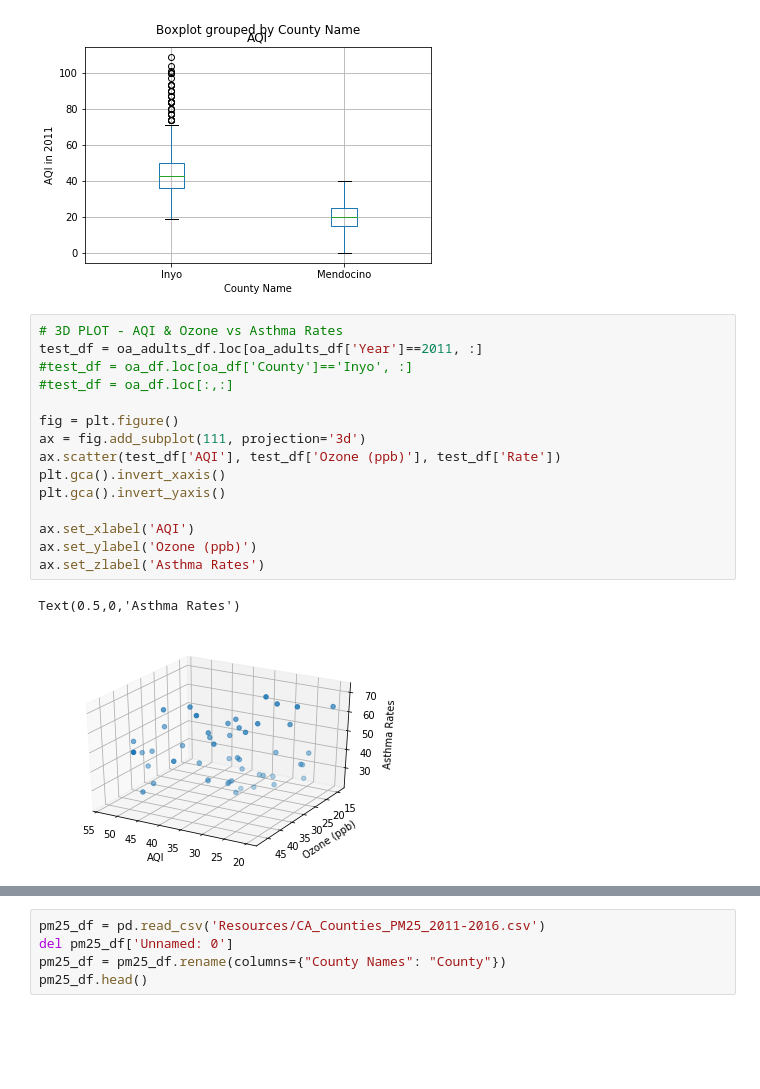
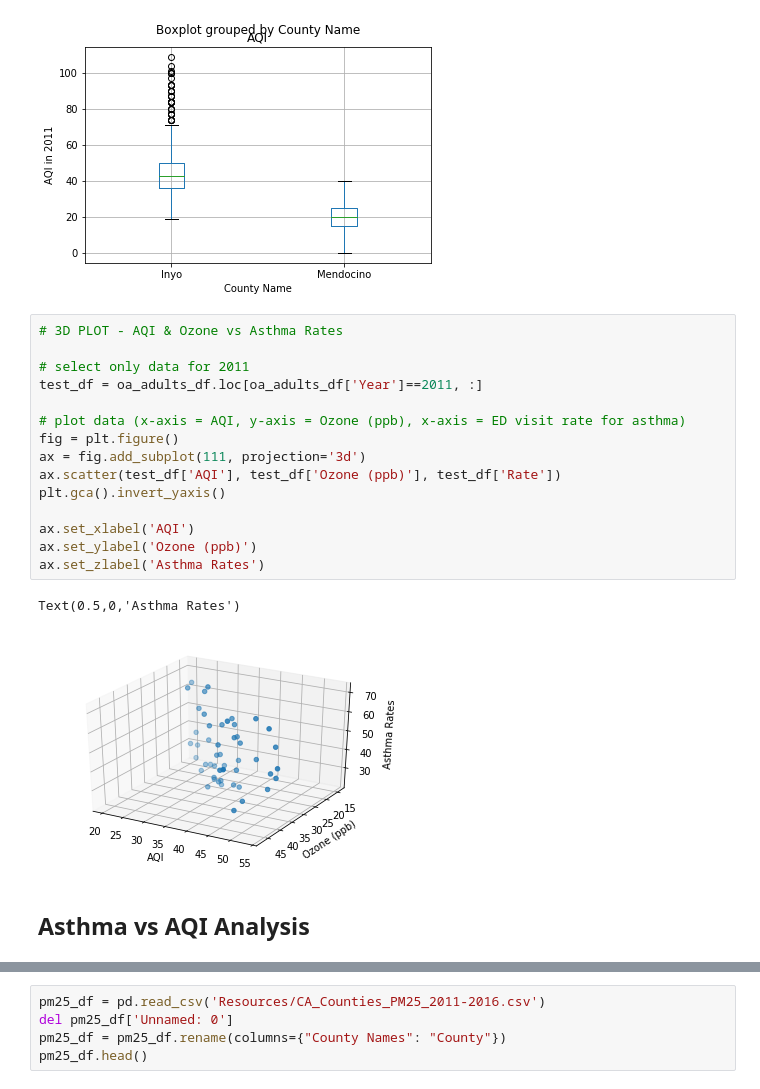
Before and after one commit to shaheen19/Climate-myth, a Jupyter notebook: asthma.ipynb, the cells around one changed output, grey strips where cells are left out. Saved outputs shown, nothing was run; the diff lists cells and outputs as text; blank space fills up the shorter version.

```diff
--- a/asthma.ipynb
+++ b/asthma.ipynb
@@ -501,19 +524,21 @@ F_onewayResult(statistic=815.9075749708891, pvalue=1.0248009677206157e-120)
 [figure]
 # %%
 # 3D PLOT - AQI & Ozone vs Asthma Rates
+
+# select only data for 2011
 test_df = oa_adults_df.loc[oa_adults_df['Year']==2011, :]
-#test_df = oa_df.loc[oa_df['County']=='Inyo', :]
-#test_df = oa_df.loc[:,:]
 
+# plot data (x-axis = AQI, y-axis = Ozone (ppb), x-axis = ED visit rate for asthma)
 fig = plt.figure()
 ax = fig.add_subplot(111, projection='3d')
 ax.scatter(test_df['AQI'], test_df['Ozone (ppb)'], test_df['Rate'])
-plt.gca().invert_xaxis()
 plt.gca().invert_yaxis()
 
 ax.set_xlabel('AQI')
 ax.set_ylabel('Ozone (ppb)')
 ax.set_zlabel('Asthma Rates')
 # %% [output]
 Text(0.5,0,'Asthma Rates')
-[figure, old version]
+[figure, new version]
+# %% [markdown]
+## Asthma vs AQI Analysis
```
Also changed, not shown: parts of 85 cells of this notebook.
